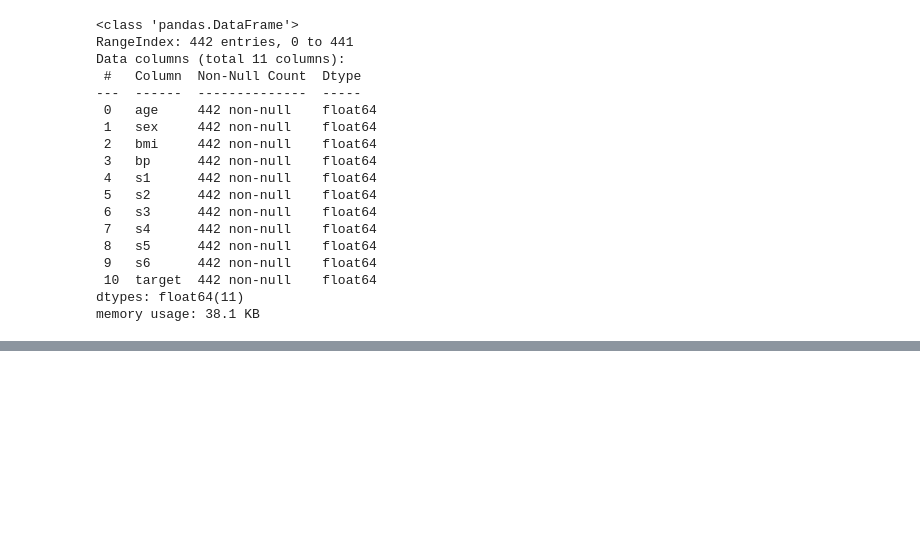
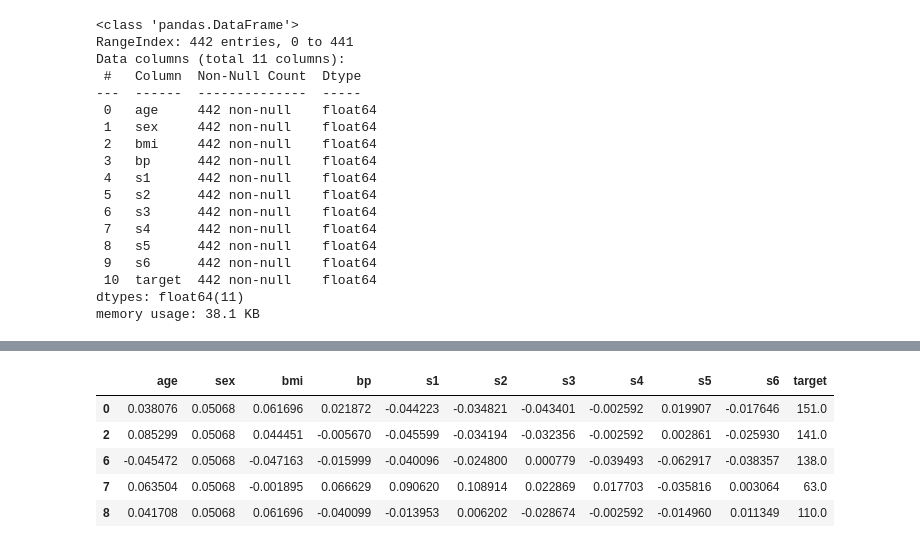
Before and after one commit to chadiboudaher/10000-hours-ml, a Jupyter notebook: machine-learning/linear-model-selection-and-regulization/best-subset-selection/bss.ipynb, the cells around one changed output, grey strips where cells are left out. Saved outputs shown, nothing was run; the diff lists cells and outputs as text; code cells hidden in the pictures; blank space fills up the shorter version.

```diff
--- a/machine-learning/linear-model-selection-and-regulization/best-subset-selection/bss.ipynb
+++ b/machine-learning/linear-model-selection-and-regulization/best-subset-selection/bss.ipynb
@@ -62,0 +69,9 @@ memory usage: 38.1 KB
+# %%
+df[df['sex'] > 0].head()
+# %% [output]
+|  | age | sex | bmi | bp | s1 | s2 | s3 | s4 | s5 | s6 | target |
+| 0 | 0.038076 | 0.05068 | 0.061696 | 0.021872 | -0.044223 | -0.034821 | -0.043401 | -0.002592 | 0.019907 | -0.017646 | 151.0 |
+| 2 | 0.085299 | 0.05068 | 0.044451 | -0.005670 | -0.045599 | -0.034194 | -0.032356 | -0.002592 | 0.002861 | -0.025930 | 141.0 |
+| 6 | -0.045472 | 0.05068 | -0.047163 | -0.015999 | -0.040096 | -0.024800 | 0.000779 | -0.039493 | -0.062917 | -0.038357 | 138.0 |
+| 7 | 0.063504 | 0.05068 | -0.001895 | 0.066629 | 0.090620 | 0.108914 | 0.022869 | 0.017703 | -0.035816 | 0.003064 | 63.0 |
+| 8 | 0.041708 | 0.05068 | 0.061696 | -0.040099 | -0.013953 | 0.006202 | -0.028674 | -0.002592 | -0.014960 | 0.011349 | 110.0 |
```
Also changed, not shown: parts of 1 cell of this notebook.
